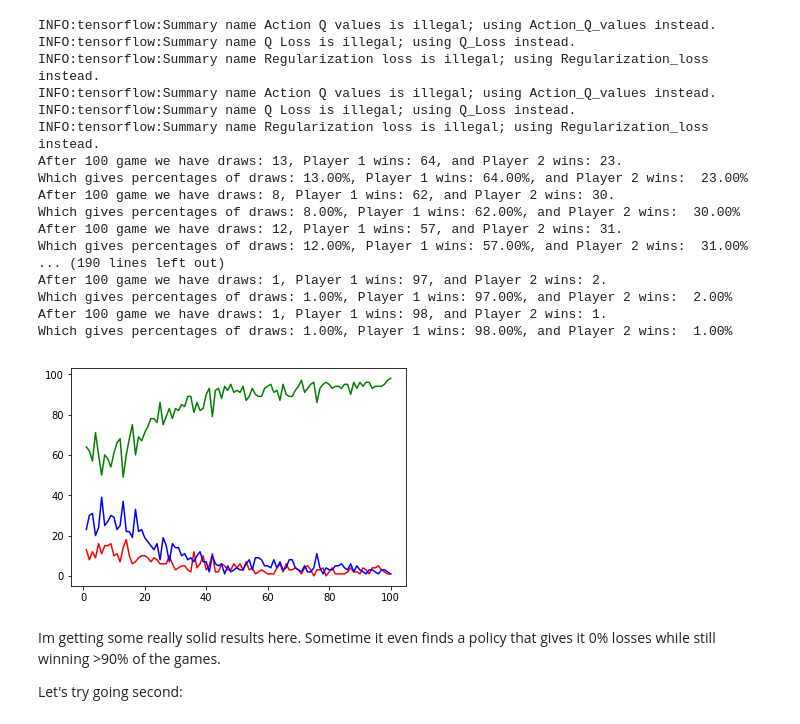
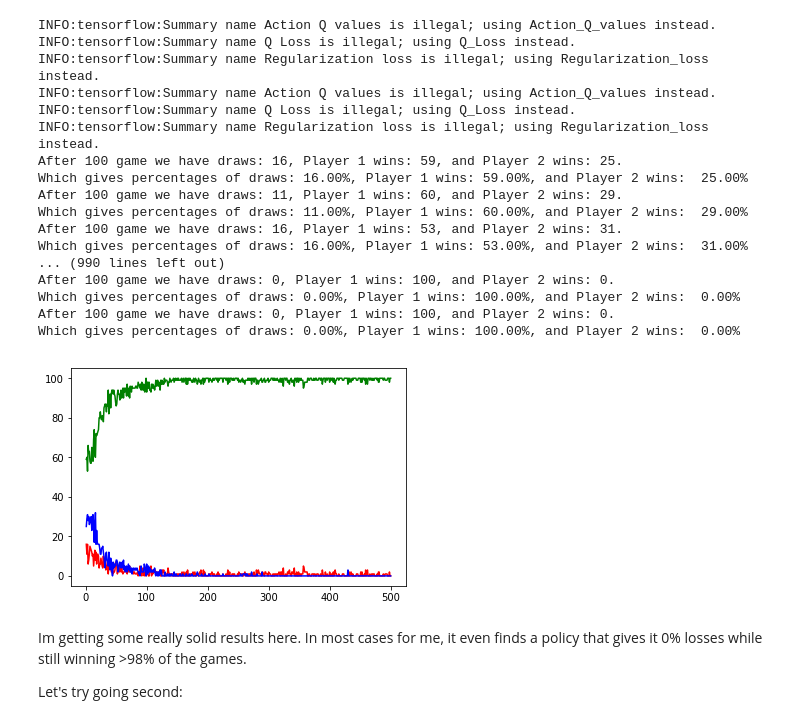
Before and after one commit to fcarsten/tic-tac-toe, a Jupyter notebook: Part 7 - This is deep. In a convoluted way.ipynb, the cells around one changed output. Saved outputs shown, nothing was run; the diff lists cells and outputs as text; code cells hidden in the pictures.

```diff
--- a/Part 7 - This is deep. In a convoluted way.ipynb
+++ b/Part 7 - This is deep. In a convoluted way.ipynb
@@ -169,48 +169,48 @@ To start with, as a sanity check, going first against the RandomPlayer:
 # %%
 %matplotlib inline
 import tensorflow as tf
 import matplotlib.pyplot as plt
 
 from util import evaluate_players
 from tic_tac_toe.TFSessionManager import TFSessionManager
 from tic_tac_toe.RandomPlayer import RandomPlayer
 from tic_tac_toe.DeepExpDoubleDuelQPlayer import DeepExpDoubleDuelQPlayer
 
 tf.reset_default_graph()
 
 nnplayer = DeepExpDoubleDuelQPlayer("QLearner1")
 rndplayer = RandomPlayer()
 
 TFSessionManager.set_session(tf.Session())
 TFSessionManager.get_session().run(tf.global_variables_initializer())
 
-game_number, p1_wins, p2_wins, draws = evaluate_players(nnplayer, rndplayer)
+game_number, p1_wins, p2_wins, draws = evaluate_players(nnplayer, rndplayer, num_battles=500)
 
 p = plt.plot(game_number, draws, 'r-', game_number, p1_wins, 'g-', game_number, p2_wins, 'b-')
 
 plt.show()
 TFSessionManager.set_session(None)
 # %% [output]
 INFO:tensorflow:Summary name Action Q values is illegal; using Action_Q_values instead.
 INFO:tensorflow:Summary name Q Loss is illegal; using Q_Loss instead.
 INFO:tensorflow:Summary name Regularization loss is illegal; using Regularization_loss instead.
 INFO:tensorflow:Summary name Action Q values is illegal; using Action_Q_values instead.
 INFO:tensorflow:Summary name Q Loss is illegal; using Q_Loss instead.
 INFO:tensorflow:Summary name Regularization loss is illegal; using Regularization_loss instead.
-After 100 game we have draws: 13, Player 1 wins: 64, and Player 2 wins: 23.
-Which gives percentages of draws: 13.00%, Player 1 wins: 64.00%, and Player 2 wins:  23.00%
-After 100 game we have draws: 8, Player 1 wins: 62, and Player 2 wins: 30.
-Which gives percentages of draws: 8.00%, Player 1 wins: 62.00%, and Player 2 wins:  30.00%
-After 100 game we have draws: 12, Player 1 wins: 57, and Player 2 wins: 31.
-Which gives percentages of draws: 12.00%, Player 1 wins: 57.00%, and Player 2 wins:  31.00%
-... (190 lines left out)
-After 100 game we have draws: 1, Player 1 wins: 97, and Player 2 wins: 2.
-Which gives percentages of draws: 1.00%, Player 1 wins: 97.00%, and Player 2 wins:  2.00%
-After 100 game we have draws: 1, Player 1 wins: 98, and Player 2 wins: 1.
-Which gives percentages of draws: 1.00%, Player 1 wins: 98.00%, and Player 2 wins:  1.00%
+After 100 game we have draws: 16, Player 1 wins: 59, and Player 2 wins: 25.
+Which gives percentages of draws: 16.00%, Player 1 wins: 59.00%, and Player 2 wins:  25.00%
+After 100 game we have draws: 11, Player 1 wins: 60, and Player 2 wins: 29.
+Which gives percentages of draws: 11.00%, Player 1 wins: 60.00%, and Player 2 wins:  29.00%
+After 100 game we have draws: 16, Player 1 wins: 53, and Player 2 wins: 31.
+Which gives percentages of draws: 16.00%, Player 1 wins: 53.00%, and Player 2 wins:  31.00%
+... (990 lines left out)
+After 100 game we have draws: 0, Player 1 wins: 100, and Player 2 wins: 0.
+Which gives percentages of draws: 0.00%, Player 1 wins: 100.00%, and Player 2 wins:  0.00%
+After 100 game we have draws: 0, Player 1 wins: 100, and Player 2 wins: 0.
+Which gives percentages of draws: 0.00%, Player 1 wins: 100.00%, and Player 2 wins:  0.00%
-[figure, old version]
+[figure, new version]
 # %% [markdown]
-Im getting some really solid results here. Sometime it even finds a policy that gives it 0% losses while still winning >90% of the games.
+Im getting some really solid results here. In most cases for me, it even finds a policy that gives it 0% losses while still winning >98% of the games.
 
 Let's try going second:
 # %%
```
Also changed, not shown: parts of 7 cells of this notebook, 5 other files.
